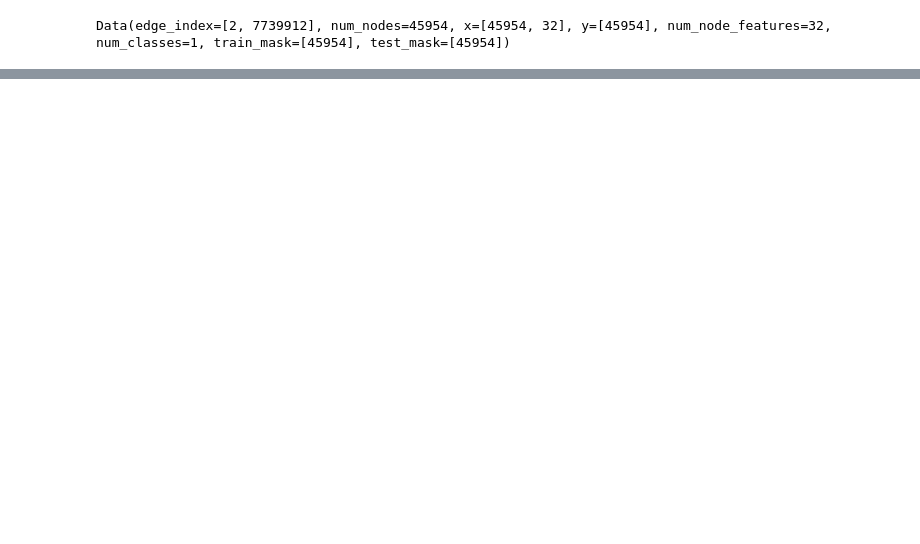
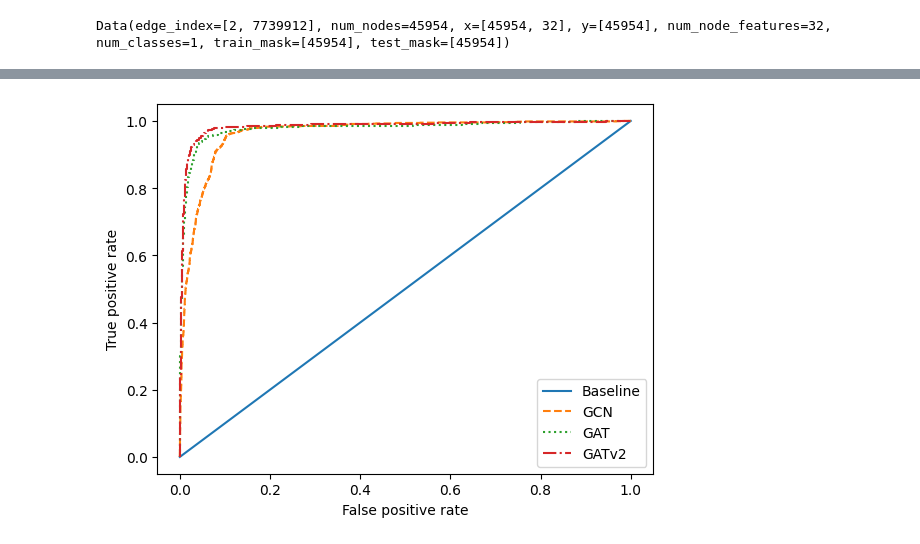
Before and after one commit to keitabroadwater/gnns_in_action, a Jupyter notebook: chapter_5/GNN_GAT_part2.ipynb, the cells around one changed output, grey strips where cells are left out. Cells and saved outputs as stored; diff of their text form; code cells hidden in the pictures; blank space fills up the shorter version.

```diff
--- a/chapter_5/GNN_GAT_part2.ipynb
+++ b/chapter_5/GNN_GAT_part2.ipynb
@@ -289,8 +420,8 @@ class GAT(torch.nn.Module):
 
         return torch.sigmoid(x)
 # %%
-lr = 0.01
-epochs = 20
+lr = 0.005
+epochs = 2000
 
 model = GAT(hidden_layers = 64,heads=2)
 model.to(device)
@@ -321,5 +452,5 @@ for e in range(epochs):
 
     losses.append(epoch_loss/batch_size)
 
-    print(f'Epoch {e} | Loss {epoch_loss:6.2f} | Accuracy = {100*acc:6.3f}% | # True Labels = {ypred.round().sum()}')
+    print(f'Epoch {e} | Loss {epoch_loss:6.2f} | AUC Score = {100*acc:6.3f}% | # True Labels = {ypred.round().sum()}')
 # %% [output]
@@ -399,8 +530,8 @@ class GATv2(torch.nn.Module):
 
         return torch.sigmoid(x)
 # %%
-lr = 0.01
-epochs = 20
+lr = 0.005
+epochs = 2000
 
 model = GATv2(hidden_layers = 64,heads=1)
 model.to(device)
@@ -433,5 +564,5 @@ for e in range(epochs):
 
     losses.append(epoch_loss/batch_size)
 
-    print(f'Epoch {e} | Loss {loss:6.2f} | Accuracy = {100*acc:6.3f}% | # True Labels = {ypred.round().sum()}')
+    print(f'Epoch {e} | Loss {loss:6.2f} | AUC Score = {100*acc:6.3f}% | # True Labels = {ypred.round().sum()}')
 # %% [output]
@@ -466,0 +595,14 @@ Final model accuracy for GATv2 is : 92.3394%
+# %%
+fpr3, tpr3, _ = roc_curve(pred,true)
+
+plt.figure(1)
+plt.plot([0, 1], [0, 1], linestyle='-', label='Baseline')
+plt.plot(fpr, tpr, linestyle='--', label='GCN')
+plt.plot(fpr2, tpr2, linestyle=':', label='GAT')
+plt.plot(fpr3, tpr3, linestyle='-.', label='GATv2')
+plt.xlabel('False positive rate')
+plt.ylabel('True positive rate')
+plt.legend(loc='lower right')
+plt.show()
+# %% [output]
+[figure, added]
```
Also changed, not shown: parts of 35 cells of this notebook.
